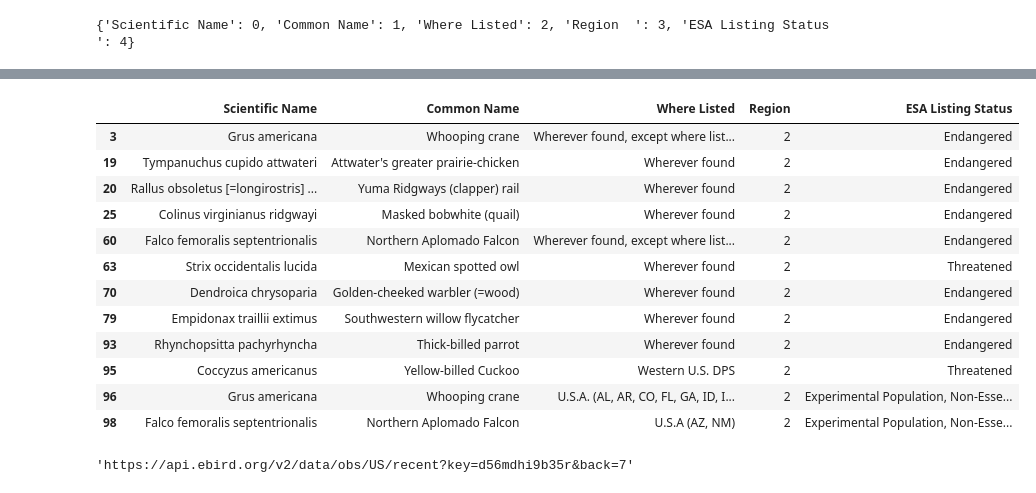
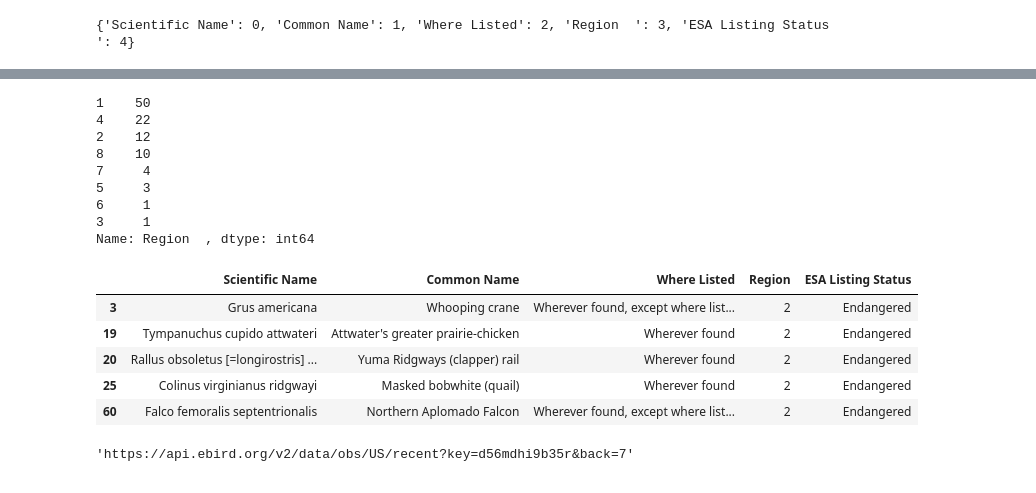
Before and after one commit to RachelLeeReynolds85/project1, a Jupyter notebook: Endangered_Birds/endangered_birds.ipynb, the cells around one changed output, grey strips where cells are left out. Saved outputs shown, nothing was run; the diff lists cells and outputs as text; code cells hidden in the pictures.

```diff
--- a/Endangered_Birds/endangered_birds.ipynb
+++ b/Endangered_Birds/endangered_birds.ipynb
@@ -48,19 +35,25 @@ Name: Region  , dtype: int64
+# %%
+# Number of endangered bird that can be found in each US Fish and Wildlife Service Region.
+endangered_df["Region  "].value_counts()
+# %% [output]
+1    50
+4    22
+2    12
+8    10
+7     4
+5     3
+6     1
+3     1
+Name: Region  , dtype: int64
 # %%
-# Texas falls in Region 2
+# Texas falls in Region 2. This is a list of the endangered birds that can be found in Region 2.
 region_2_df = endangered_df.loc[endangered_df["Region  "] == 2]
-region_2_df
+region_2_df.head()
 # %% [output]
 |  | Scientific Name | Common Name | Where Listed | Region | ESA Listing Status |
 | 3 | Grus americana | Whooping crane | Wherever found, except where list... | 2 | Endangered |
 | 19 | Tympanuchus cupido attwateri | Attwater's greater prairie-chicken | Wherever found | 2 | Endangered |
 | 20 | Rallus obsoletus [=longirostris] ... | Yuma Ridgways (clapper) rail | Wherever found | 2 | Endangered |
 | 25 | Colinus virginianus ridgwayi | Masked bobwhite (quail) | Wherever found | 2 | Endangered |
 | 60 | Falco femoralis septentrionalis | Northern Aplomado Falcon | Wherever found, except where list... | 2 | Endangered |
-| 63 | Strix occidentalis lucida | Mexican spotted owl | Wherever found | 2 | Threatened |
-| 70 | Dendroica chrysoparia | Golden-cheeked warbler (=wood) | Wherever found | 2 | Endangered |
-| 79 | Empidonax traillii extimus | Southwestern willow flycatcher | Wherever found | 2 | Endangered |
-| 93 | Rhynchopsitta pachyrhyncha | Thick-billed parrot | Wherever found | 2 | Endangered |
-| 95 | Coccyzus americanus | Yellow-billed Cuckoo | Western U.S. DPS | 2 | Threatened |
-| 96 | Grus americana | Whooping crane | U.S.A. (AL, AR, CO, FL, GA, ID, I... | 2 | Experimental Population, Non-Esse... |
-| 98 | Falco femoralis septentrionalis | Northern Aplomado Falcon | U.S.A (AZ, NM) | 2 | Experimental Population, Non-Esse... |
 # %%
```
Also changed, not shown: parts of 25 cells of this notebook, 15 other files.
